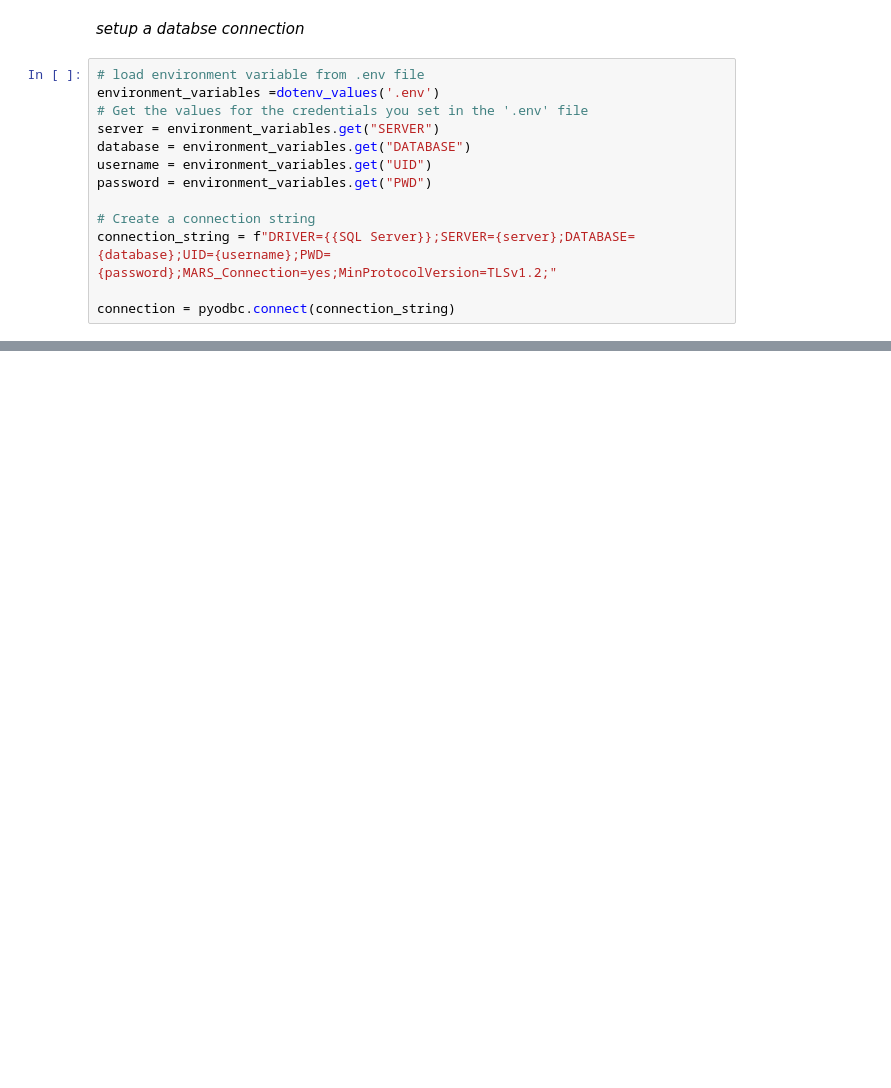
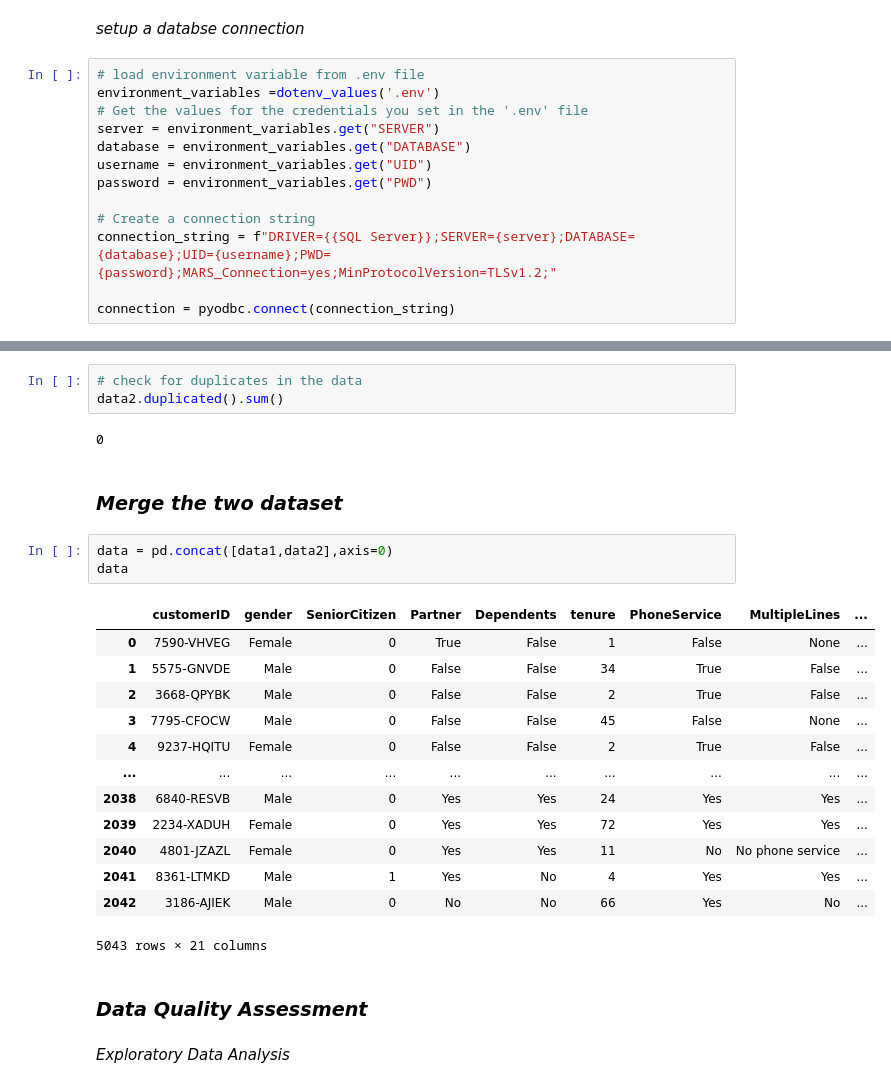
Before and after one commit to zeemanzak/CUSTOMER-CHUN-PREDICTION-AT-VODAFONE-CORPORATION, a Jupyter notebook: notebook/main.ipynb, the cells around one changed output, grey strips where cells are left out. Drawn from its saved outputs; the diff is of its cells as text; blank space fills up the shorter version.

```diff
--- a/notebook/main.ipynb
+++ b/notebook/main.ipynb
@@ -122,0 +248,28 @@ connection = pyodbc.connect(connection_string)
+# %%
+# check for duplicates in the data
+data2.duplicated().sum()
+# %% [output]
+0
+# %% [markdown]
+### *Merge the two dataset*
+# %%
+data = pd.concat([data1,data2],axis=0)
+data
+# %% [output]
+|  | customerID | gender | SeniorCitizen | Partner | Dependents | tenure | PhoneService | MultipleLines | ... |
+| 0 | 7590-VHVEG | Female | 0 | True | False | 1 | False | None | ... |
+| 1 | 5575-GNVDE | Male | 0 | False | False | 34 | True | False | ... |
+| 2 | 3668-QPYBK | Male | 0 | False | False | 2 | True | False | ... |
+| 3 | 7795-CFOCW | Male | 0 | False | False | 45 | False | None | ... |
+| 4 | 9237-HQITU | Female | 0 | False | False | 2 | True | False | ... |
+| ... | ... | ... | ... | ... | ... | ... | ... | ... | ... |
+| 2038 | 6840-RESVB | Male | 0 | Yes | Yes | 24 | Yes | Yes | ... |
+| 2039 | 2234-XADUH | Female | 0 | Yes | Yes | 72 | Yes | Yes | ... |
+| 2040 | 4801-JZAZL | Female | 0 | Yes | Yes | 11 | No | No phone service | ... |
+| 2041 | 8361-LTMKD | Male | 1 | Yes | No | 4 | Yes | Yes | ... |
+| 2042 | 3186-AJIEK | Male | 0 | No | No | 66 | Yes | No | ... |
+5043 rows × 21 columns
+# %% [markdown]
+### *Data Quality Assessment*
+# %% [markdown]
+*Exploratory Data Analysis*
```
Also changed, not shown: parts of 27 cells of this notebook.
